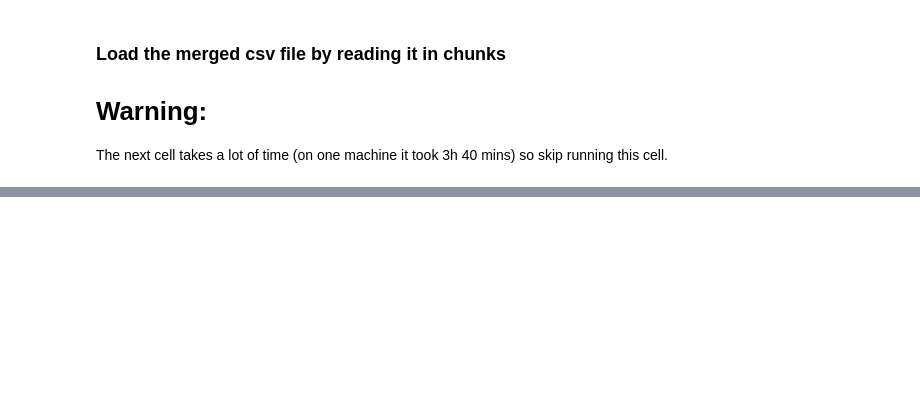
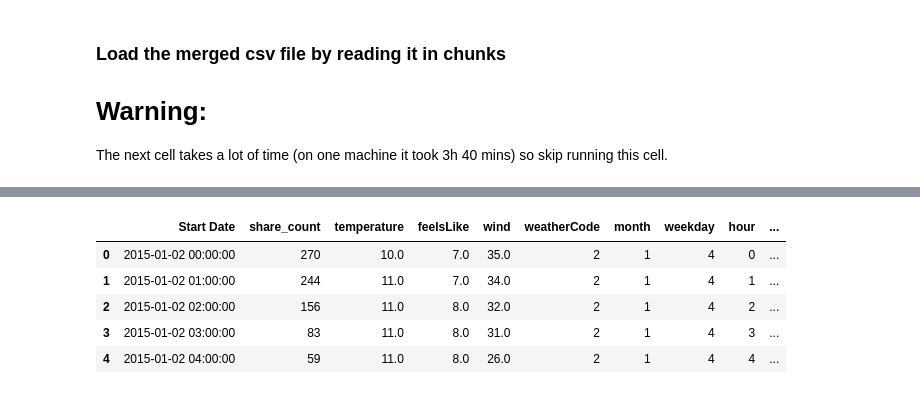
Before and after one commit to Krismix1/data-science-mandatory-2, a Jupyter notebook: model.ipynb, the cells around one changed output, grey strips where cells are left out. Cells and saved outputs as stored; diff of their text form; code cells hidden in the pictures; blank space fills up the shorter version.

Commit message:
weather code grouping

```diff
--- a/model.ipynb
+++ b/model.ipynb
@@ -133,3 +238,27 @@ bike_share_df[bike_share_df['share_count'] <= 300]['share_count'].hist(bins=100,
+# %%
+test_df = bike_share_df.copy()
+
+# NEW_CODE: [WEATHER_CODES] (GROUP_NAME)
+code_table = {
+    1: [113, 113], # ("Clear")
+    2: [116, 122, 119], # ("Cloudy")
+    3: [266, 263, 176, 353, 296, 293], # ("Light rain")
+    4: [302, 299, 256, 308, 359, 305], # ("Heavy rain")
+    5: [317, 311, 326, 362, 326, 368], # ("Light snow")
+    6: [228, 227, 371, 332, 320, 335, 329], # ("Heavy snow")
+    7: [143, 248], # ("Lowered visibility")
+    8: [200, 389, 386], # ("Thunder")
+    9: [230] # ("Blizzard")
+}
+
+def mapWeatherCode(old_weather_code):
+    for new_code in code_table:
+        if (int(old_weather_code) in code_table[new_code]):
+            return str(new_code)
+
+test_df['weatherCode'] = test_df['weatherCode'].map(lambda x: mapWeatherCode(x))
+
+bike_share_df = test_df.copy()
 # %%
 # LabelBinarizer can apply the transformation from text categories
 # to integer categories, then from integer categories to one-hot vectors
@@ -139,6 +268,15 @@ bike_share_df[bike_share_df['share_count'] <= 300]['share_count'].hist(bins=100,
 # holiday_cat = bike_share_df['weatherCode']
 # holiday_cat_1hot = encoder.fit_transform(holiday_cat.to_numpy())
 # holiday_cat_1hot
+# %%
+bike_share_df.head()
+# %% [output]
+|  | Start Date | share_count | temperature | feelsLike | wind | weatherCode | month | weekday | hour | ... |
+| 0 | 2015-01-02 00:00:00 | 270 | 10.0 | 7.0 | 35.0 | 2 | 1 | 4 | 0 | ... |
+| 1 | 2015-01-02 01:00:00 | 244 | 11.0 | 7.0 | 34.0 | 2 | 1 | 4 | 1 | ... |
+| 2 | 2015-01-02 02:00:00 | 156 | 11.0 | 8.0 | 32.0 | 2 | 1 | 4 | 2 | ... |
+| 3 | 2015-01-02 03:00:00 | 83 | 11.0 | 8.0 | 31.0 | 2 | 1 | 4 | 3 | ... |
+| 4 | 2015-01-02 04:00:00 | 59 | 11.0 | 8.0 | 26.0 | 2 | 1 | 4 | 4 | ... |
 # %%
 encoded_weather_codes = pd.get_dummies(bike_share_df['weatherCode'], prefix='weather')
 bike_share_df_enc = bike_share_df.drop(['weatherCode'], axis=1)
```
Also changed, not shown: parts of 22 cells of this notebook.
